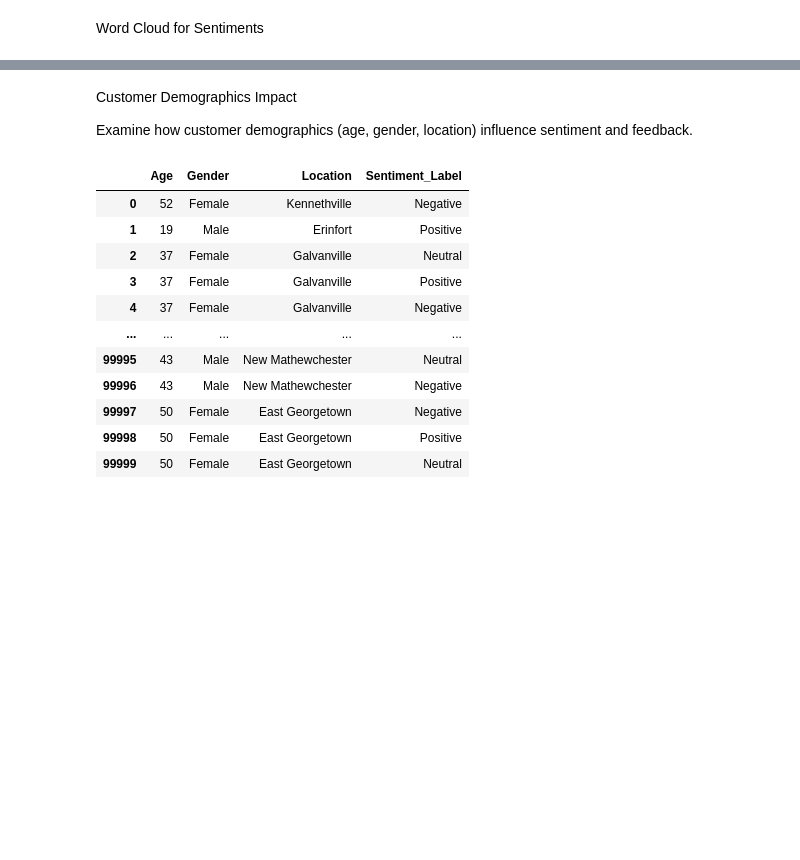
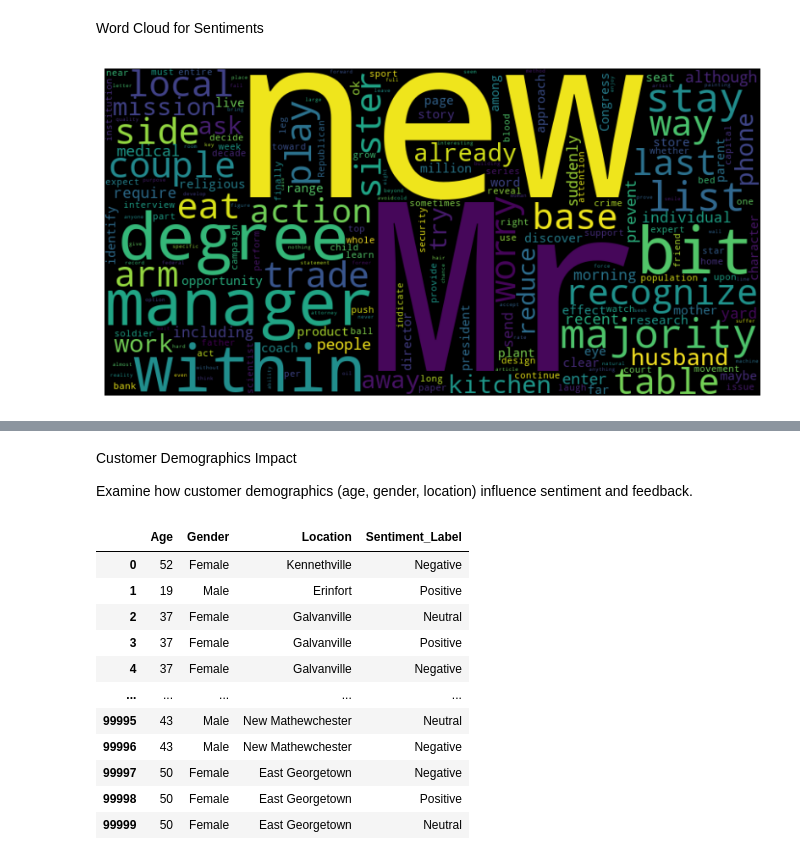
Before and after one commit to gau-01/Python-EDA, a Jupyter notebook: EDAProject.ipynb, the cells around one changed output, grey strips where cells are left out. Cells and saved outputs as stored; diff of their text form; code cells hidden in the pictures; blank space fills up the shorter version.

```diff
--- a/EDAProject.ipynb
+++ b/EDAProject.ipynb
@@ -106 +142,14 @@ Word Cloud for Sentiments
+# %%
+#Word Cloud for Positive Sentiment
+from wordcloud import WordCloud
+
+# wordcloud = WordCloud(width=800, height=400).generate(' '.join(positive_text))
+positive_text = feedback[feedback['Sentiment_Label'] > 0]['Comment']
+positive_text = feedback[feedback['Sentiment_Label'] == 'Positive']['Comment']
+plt.figure(figsize=(10, 6))
+plt.imshow(wordcloud, interpolation='bilinear')
+plt.axis('off')
+plt.show()
+# %% [output]
+[figure, added]
 # %%
```
Also changed, not shown: parts of 7 cells of this notebook, 3 other files.
